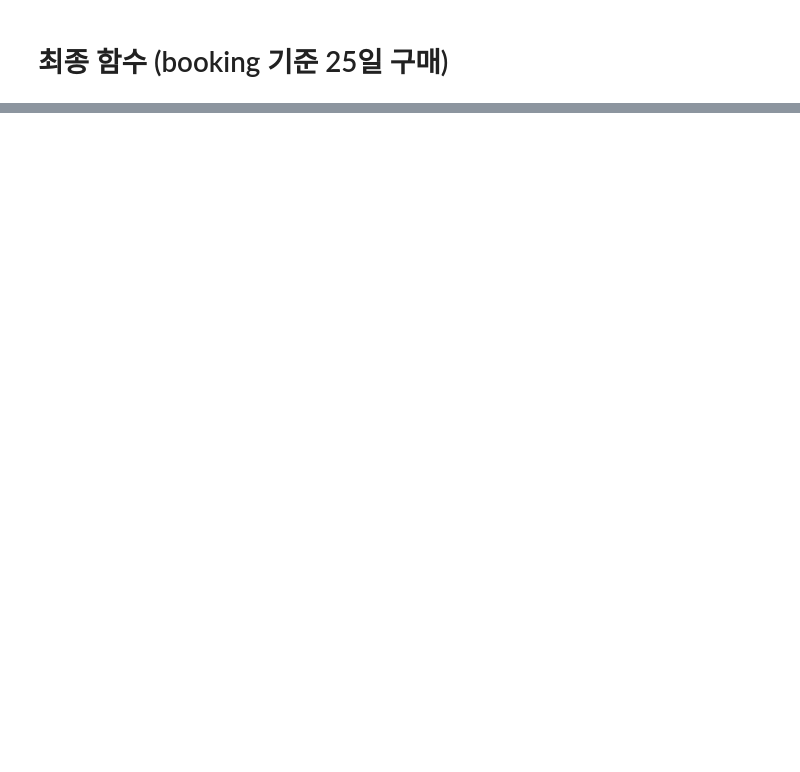
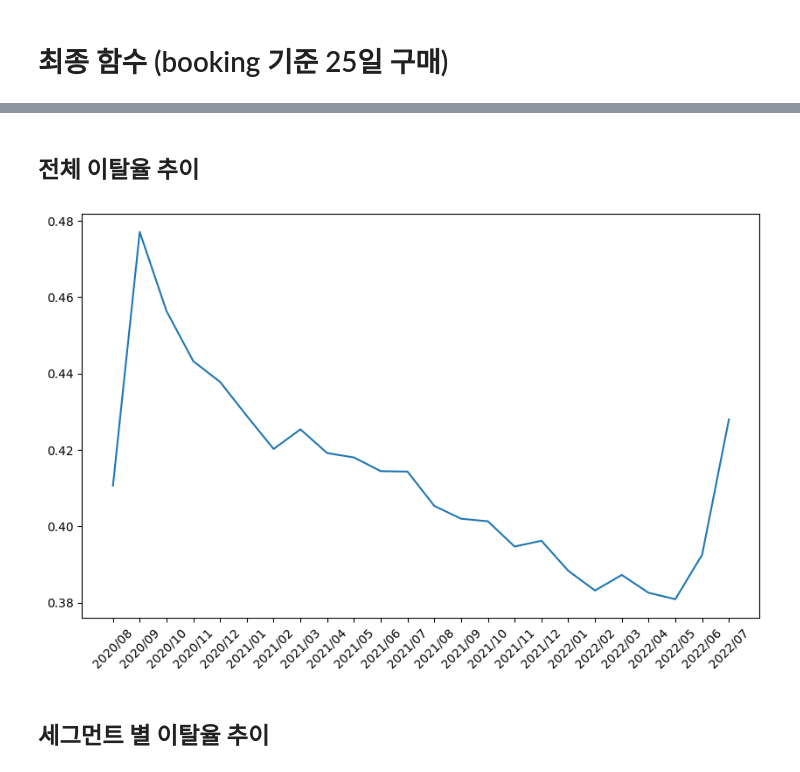
Before and after one commit to NARAEIM/tp2-da, a Jupyter notebook: bounce_function.ipynb, the cells around one changed output, grey strips where cells are left out. Cells and saved outputs as stored; diff of their text form; code cells hidden in the pictures; blank space fills up the shorter version.

```diff
--- a/bounce_function.ipynb
+++ b/bounce_function.ipynb
@@ -1,16 +1,16 @@
 # %%
 from datetime import datetime, timedelta
 import pandas as pd
-
+import matplotlib.pyplot as plt
 
 
 click_stream = pd.read_csv('C:/Users/hm981/OneDrive/바탕 화면/AI부트캠프/project/teamproject2/data_refine/click_stream_final.csv')
 transaction = pd.read_csv('C:/Users/hm981/OneDrive/바탕 화면/AI부트캠프/project/teamproject2/data_refine/transaction_final.csv')
 product = pd.read_csv('C:/Users/hm981/OneDrive/바탕 화면/AI부트캠프/project/teamproject2/data_refine/product_final.csv')
-customer = pd.read_csv('C:/Users/hm981/OneDrive/바탕 화면/AI부트캠프/project/teamproject2/data_refine/customer_final.csv')
+customer = pd.read_csv('C:/Users/hm981/OneDrive/바탕 화면/AI부트캠프/project/teamproject2/customer_add_rfm.csv')
 
 tem = pd.merge(click_stream[['session_id', 'event_time', 'event_name']], transaction[['session_id', 'customer_id']].drop_duplicates(), on = 'session_id', how = "left")
-tem2 = pd.merge(tem[tem.customer_id.notnull()], customer[['customer_id', 'first_join_date']], on = 'customer_id', how= 'left')
+tem2 = pd.merge(tem[tem.customer_id.notnull()], customer, on = 'customer_id', how= 'left')
 # %%
 # 시간 복잡도 개선 이전 함수
 # def bounce_judge(df):
@@ -466,16 +466,16 @@ plt.show;
 # %% [markdown]
 ### MEDIAN 기준
 # %%
-import matplotlib.pyplot as plt
+# import matplotlib.pyplot as plt
 
-b_21_book = bounce_21_book.sum(axis = 0)
+# b_21_book = bounce_21_book.sum(axis = 0)
 
-bounce_rate_21_book = []
-for i in range(len(b_21_book)):
-    bounce_rate_21_book.append(b_21_book.iloc[i] / monthly_total[54:78]['Cumulative People'].iloc[i])
+# bounce_rate_21_book = []
+# for i in range(len(b_21_book)):
+#     bounce_rate_21_book.append(b_21_book.iloc[i] / monthly_total[54:78]['Cumulative People'].iloc[i])
 
-plt.figure(figsize=(10, 6))
-plt.plot(bounce_rate_21_book)
-plt.xticks(range(0, 24), x_tick, rotation= 45)
-plt.show;
+# plt.figure(figsize=(10, 6))
+# plt.plot(bounce_rate_21_book)
+# plt.xticks(range(0, 24), x_tick, rotation= 45)
+# plt.show;
 # %%
@@ -496,0 +513,17 @@ customer[customer["customer_id"] == 87679]
+# %% [markdown]
+## 전체 이탈율 추이
+# %%
+b_25 = bounce_25_book.sum(axis = 0)
+
+bounce_rate_25 = []
+for i in range(len(b_25)):
+    bounce_rate_25.append(b_25.iloc[i] / monthly_total[54:78]['Cumulative People'].iloc[i])
+
+plt.figure(figsize=(10, 6))
+plt.plot(bounce_rate_25)
+plt.xticks(range(0, 24), x_tick, rotation= 45)
+plt.show;
+# %% [output]
+[figure, added]
+# %% [markdown]
+## 세그먼트 별 이탈율 추이
```
Also changed, not shown: parts of 20 cells of this notebook.
